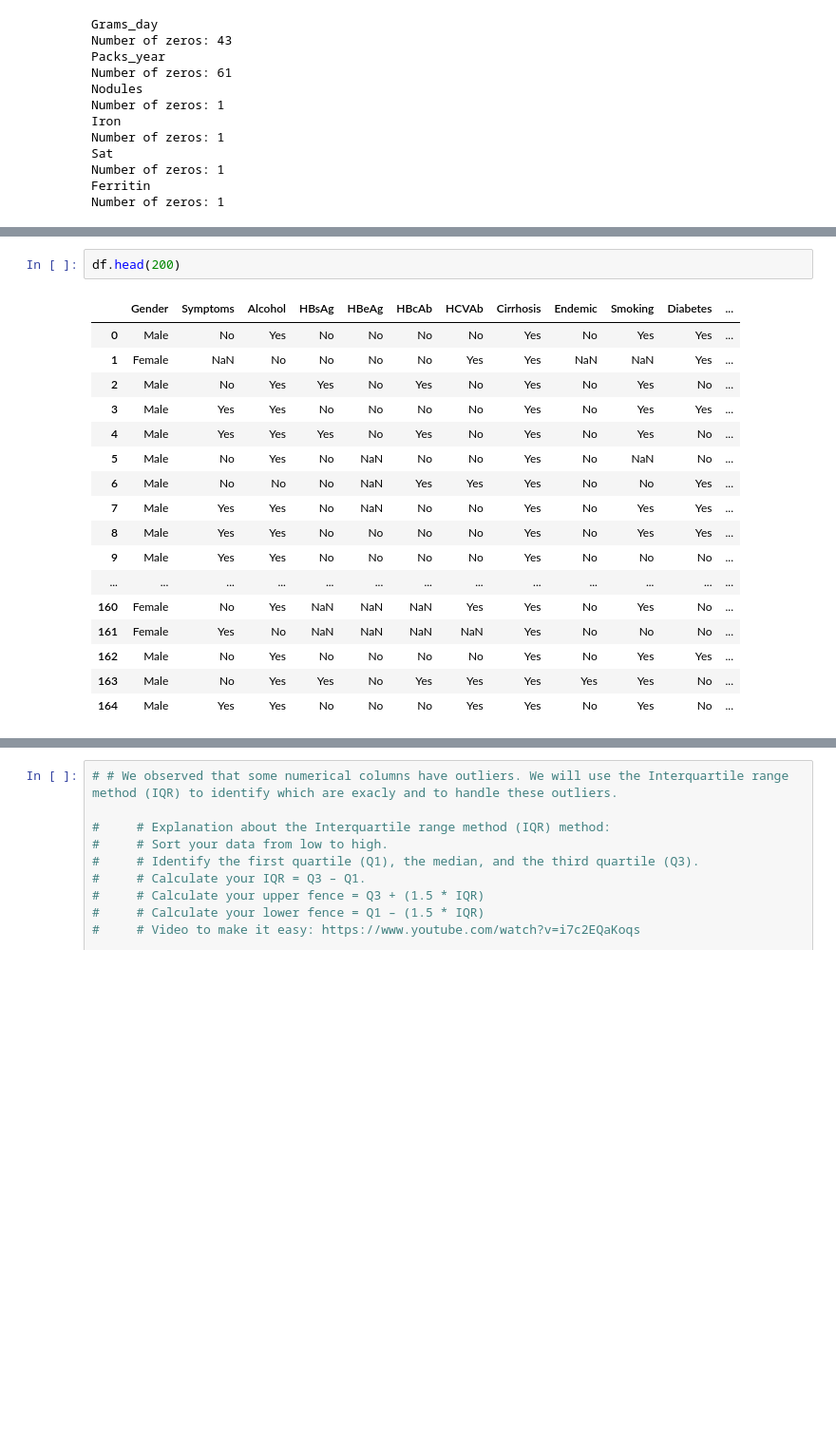
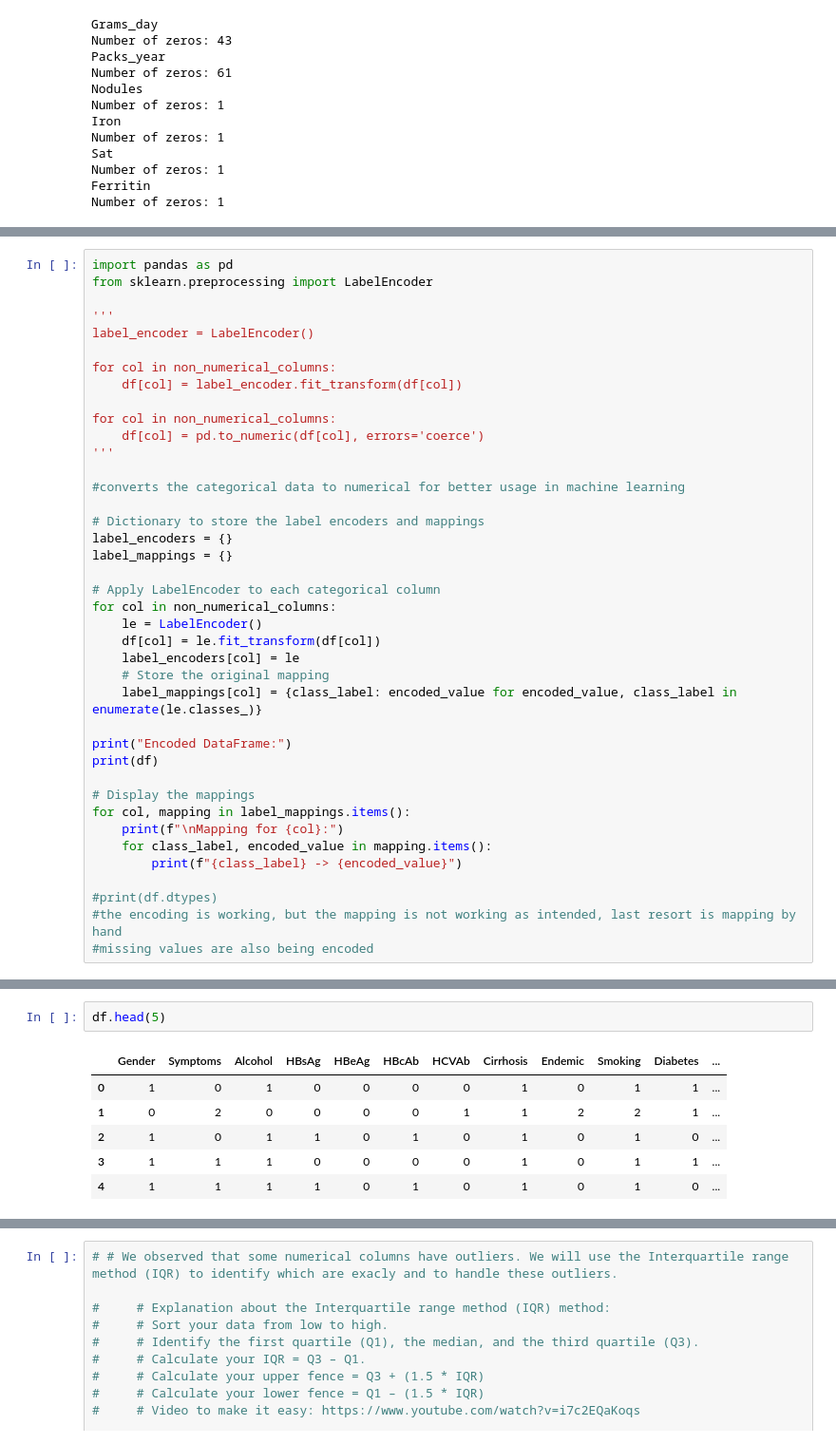
Before and after one commit to raciacd/data_exploration_hcc, a Jupyter notebook: dataset/Checkpoint1.ipynb, the cells around one changed output, grey strips where cells are left out. Shown: that part at 95% size. Saved outputs shown, nothing was run; the diff lists cells and outputs as text; blank space fills up the shorter version.

```diff
--- a/dataset/Checkpoint1.ipynb
+++ b/dataset/Checkpoint1.ipynb
@@ -262,3 +261,43 @@ Ferritin           80
 Class               0
 dtype: int64
 Total number of NaN values in the DataFrame: 1077
+# %%
+import pandas as pd
+from sklearn.preprocessing import LabelEncoder
+
+'''
+label_encoder = LabelEncoder()
+
+for col in non_numerical_columns:
+    df[col] = label_encoder.fit_transform(df[col])
+
+for col in non_numerical_columns:
+    df[col] = pd.to_numeric(df[col], errors='coerce')
+'''
+
+#converts the categorical data to numerical for better usage in machine learning
+
+# Dictionary to store the label encoders and mappings
+label_encoders = {}
+label_mappings = {}
+
+# Apply LabelEncoder to each categorical column
+for col in non_numerical_columns:
+    le = LabelEncoder()
+    df[col] = le.fit_transform(df[col])
+    label_encoders[col] = le
+    # Store the original mapping
+    label_mappings[col] = {class_label: encoded_value for encoded_value, class_label in enumerate(le.classes_)}
+
+print("Encoded DataFrame:")
+print(df)
+
+# Display the mappings
+for col, mapping in label_mappings.items():
+    print(f"\nMapping for {col}:")
+    for class_label, encoded_value in mapping.items():
+        print(f"{class_label} -> {encoded_value}")
+
+#print(df.dtypes)
+#the encoding is working, but the mapping is not working as intended, last resort is mapping by hand
+#missing values are also being encoded
@@ -306,23 +351,12 @@ Name: Leucocytes, Length: 165, dtype: float64
 # %%
-df.head(200)
+df.head(5)
 # %% [output]
 |  | Gender | Symptoms | Alcohol | HBsAg | HBeAg | HBcAb | HCVAb | Cirrhosis | Endemic | Smoking | Diabetes | ... |
-| 0 | Male | No | Yes | No | No | No | No | Yes | No | Yes | Yes | ... |
-| 1 | Female | NaN | No | No | No | No | Yes | Yes | NaN | NaN | Yes | ... |
-| 2 | Male | No | Yes | Yes | No | Yes | No | Yes | No | Yes | No | ... |
-| 3 | Male | Yes | Yes | No | No | No | No | Yes | No | Yes | Yes | ... |
-| 4 | Male | Yes | Yes | Yes | No | Yes | No | Yes | No | Yes | No | ... |
-| 5 | Male | No | Yes | No | NaN | No | No | Yes | No | NaN | No | ... |
-| 6 | Male | No | No | No | NaN | Yes | Yes | Yes | No | No | Yes | ... |
-| 7 | Male | Yes | Yes | No | NaN | No | No | Yes | No | Yes | Yes | ... |
-| 8 | Male | Yes | Yes | No | No | No | No | Yes | No | Yes | Yes | ... |
-| 9 | Male | Yes | Yes | No | No | No | No | Yes | No | No | No | ... |
-| ... | ... | ... | ... | ... | ... | ... | ... | ... | ... | ... | ... | ... |
-| 160 | Female | No | Yes | NaN | NaN | NaN | Yes | Yes | No | Yes | No | ... |
-| 161 | Female | Yes | No | NaN | NaN | NaN | NaN | Yes | No | No | No | ... |
-| 162 | Male | No | Yes | No | No | No | No | Yes | No | Yes | Yes | ... |
-| 163 | Male | No | Yes | Yes | No | Yes | Yes | Yes | Yes | Yes | No | ... |
-| 164 | Male | Yes | Yes | No | No | No | Yes | Yes | No | Yes | No | ... |
+| 0 | 1 | 0 | 1 | 0 | 0 | 0 | 0 | 1 | 0 | 1 | 1 | ... |
+| 1 | 0 | 2 | 0 | 0 | 0 | 0 | 1 | 1 | 2 | 2 | 1 | ... |
+| 2 | 1 | 0 | 1 | 1 | 0 | 1 | 0 | 1 | 0 | 1 | 0 | ... |
+| 3 | 1 | 1 | 1 | 0 | 0 | 0 | 0 | 1 | 0 | 1 | 1 | ... |
+| 4 | 1 | 1 | 1 | 1 | 0 | 1 | 0 | 1 | 0 | 1 | 0 | ... |
 # %%
 #About the call distribution, besides the info being above, we need to check the distribution of the target variable to see if it is balanced or not.
 class_counts = df['Class'].value_counts()
```
Also changed, not shown: parts of 5 cells of this notebook.
